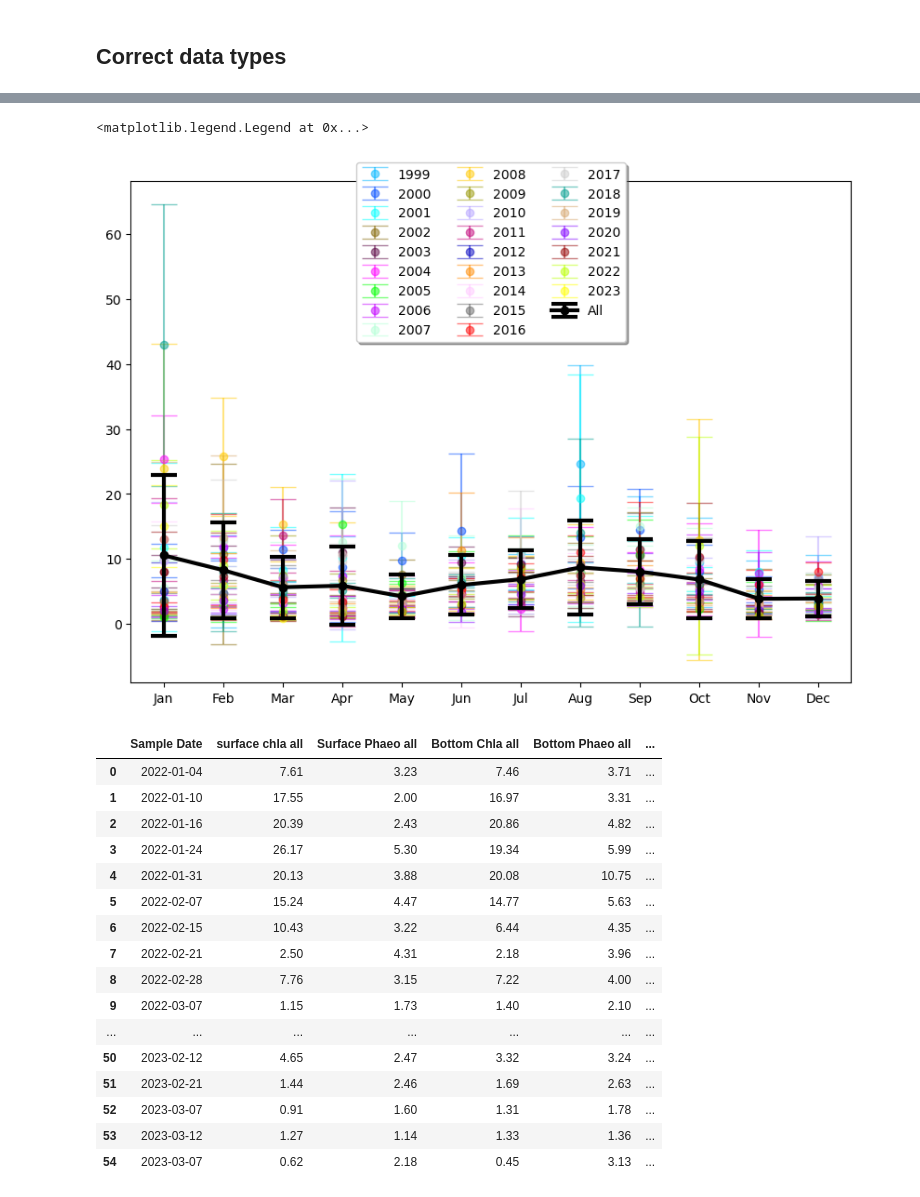
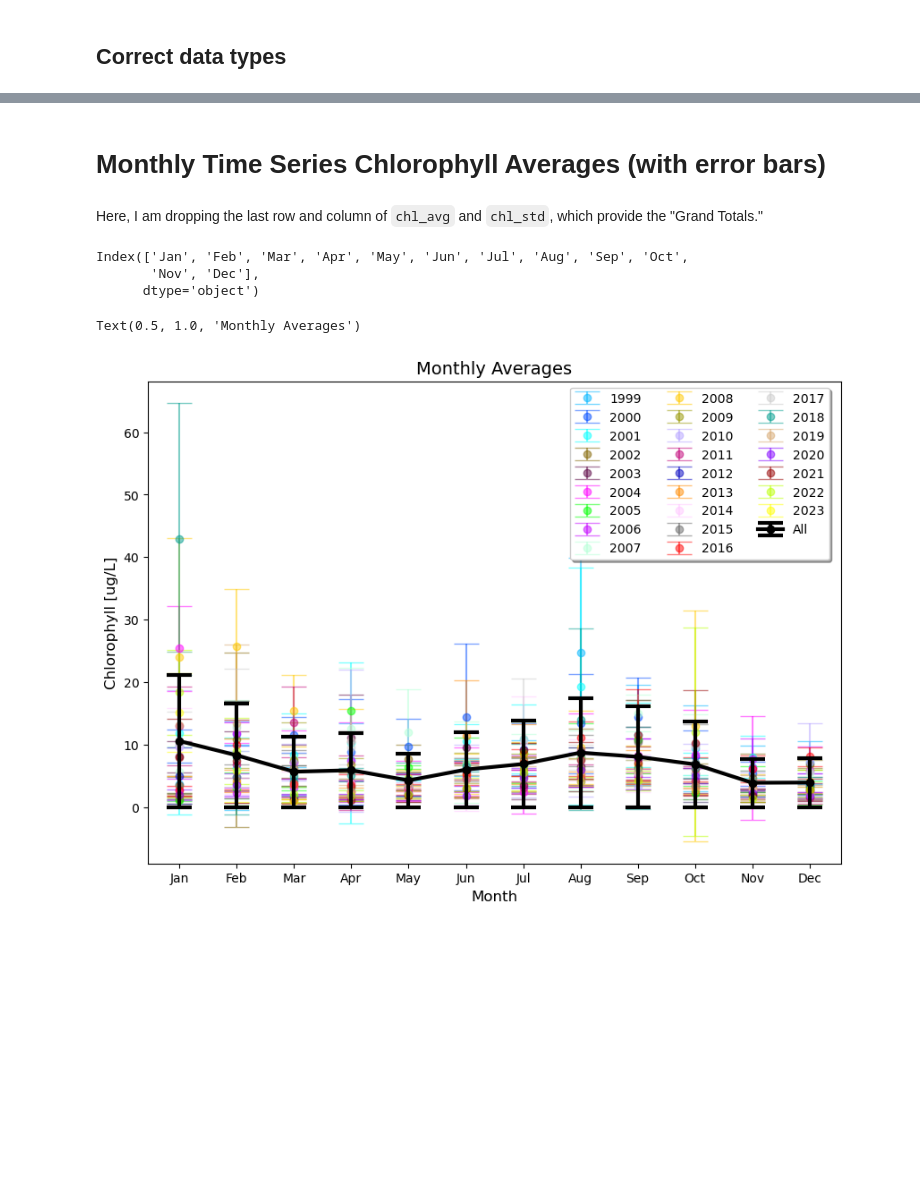
Before and after one commit to abby-baskind/phyto, a Jupyter notebook: chl_comp.ipynb, the cells around one changed output, grey strips where cells are left out. Drawn from its saved outputs; the diff is of its cells as text; code cells hidden in the pictures; blank space fills up the shorter version.

Commit message:
chlorophyll

```diff
--- a/chl_comp.ipynb
+++ b/chl_comp.ipynb
@@ -158,0 +250,6 @@ for k in chl.keys():
+# %%
+CHL = chl_avg.T
+CHL.columns=CHL.iloc[0]
+CHL.drop(CHL.head(1).index,inplace=True)
+chl_avg = CHL
+chl_avg.head()
@@ -158,0 +264,6 @@ for k in chl.keys():
+# %%
+CHL = chl_std.T
+CHL.columns=CHL.iloc[0]
+CHL.drop(CHL.head(1).index,inplace=True)
+chl_std = CHL
+chl_std.head()
@@ -159,44 +296,44 @@ for k in chl.keys():
+# %% [markdown]
+# Monthly Time Series Chlorophyll Averages (with error bars)
+# %% [markdown]
+Here, I am dropping the last row and column of `chl_avg` and `chl_std`, which provide the "Grand Totals."
+# %%
+mn = chl_avg.iloc[0:12,25]
+std = chl_avg.iloc[0:12,25]
+MN = pd.DataFrame(mn)
+STD = pd.DataFrame(std)
+
+STD.index
+# %% [output]
+Index(['Jan', 'Feb', 'Mar', 'Apr', 'May', 'Jun', 'Jul', 'Aug', 'Sep', 'Oct',
+       'Nov', 'Dec'],
+      dtype='object')
+# %%
+chl_avg = chl_avg.iloc[0:12, 0:25]
+chl_std = chl_std.iloc[0:12, 0:25]
 # %%
 fig, ax = plt.subplots(figsize = [10,7])
 
+# I literally just googled "lots of distinguishable colors" and got this
 clrs = ['#00B7FF', '#004DFF', '#00FFFF', '#826400', '#580041',
         '#FF00FF', '#00FF00', '#C500FF', '#B4FFD7', '#FFCA00',
         '#969600', '#B4A2FF', '#C20078', '#0000C1', '#FF8B00', '#FFC8FF',
         '#666666', '#FF0000', '#CCCCCC', '#009E8F', '#D7A870', '#8200FF',
         '#960000', '#BBFF00', '#FFFF00', '#006F00']
-mn = [10.54543783,8.273352355,5.64260223,5.87811563,4.243529762,5.980926261,6.879467488,8.694514432,8.033474519,6.819660069,3.866044071,3.906254811]
-std = [12.34661618,7.378422619,4.723778638,6.050803222,3.355966725,4.58363387,4.412466291,7.270243505,4.99818224,5.932682415,3.00423971,2.731432223]
+
 i = 0
-for k in chlavg.keys():
-    if k != 'Years':
-        ax.errorbar(chlavg['Years'], chlavg[k], yerr = chlStd[k], marker = 'o', color = clrs[i], linestyle = 'none', alpha = 0.5, capsize=10, label = k)
-        i += 1
+for k in chl_avg.keys():
+    ax.errorbar(chl_avg.index, chl_avg[k], yerr = chl_std[k], marker = 'o', color = clrs[i], linestyle = 'none', alpha = 0.5, capsize=10, label = k)
+    i += 1
 
-ax.errorbar(chlavg['Years'], mn, yerr = std, marker = 'o', color = 'k', label = 'All', lw = 3, capsize = 10, capthick = 3, zorder = 3)
-ax.legend(loc='upper center', bbox_to_anchor=(0.5, 1.05),
+# the squeeze() function here is just forcing MN and STD to be series
+# and making the dimensions of it all work
+ax.errorbar(MN.index, MN.squeeze(), yerr = STD.squeeze(), marker = 'o', color = 'k', label = 'All', lw = 3, capsize = 10, capthick = 3, zorder = 3)
+ax.legend(loc='upper left', bbox_to_anchor=(0.6, 1),
           ncol=3, fancybox=True, shadow=True)
+ax.set_ylabel('Chlorophyll [ug/L]', fontsize = 12)
+ax.set_xlabel('Month', fontsize = 12)
+ax.set_title('Monthly Averages', fontsize = 14)
 # %% [output]
-<matplotlib.legend.Legend at 0x...>
+Text(0.5, 1.0, 'Monthly Averages')
-[figure, old version]
+[figure, new version]
-# %%
-chl = chl.where(chl['Sample Date']>datetime(2022, 1, 1)).dropna()
-chl = chl.reset_index(drop=True)
-chl
-# %% [output]
-|  | Sample Date | surface chla all | Surface Phaeo all | Bottom Chla all | Bottom Phaeo all | ... |
-| 0 | 2022-01-04 | 7.61 | 3.23 | 7.46 | 3.71 | ... |
-| 1 | 2022-01-10 | 17.55 | 2.00 | 16.97 | 3.31 | ... |
-| 2 | 2022-01-16 | 20.39 | 2.43 | 20.86 | 4.82 | ... |
-| 3 | 2022-01-24 | 26.17 | 5.30 | 19.34 | 5.99 | ... |
-| 4 | 2022-01-31 | 20.13 | 3.88 | 20.08 | 10.75 | ... |
-| 5 | 2022-02-07 | 15.24 | 4.47 | 14.77 | 5.63 | ... |
-| 6 | 2022-02-15 | 10.43 | 3.22 | 6.44 | 4.35 | ... |
-| 7 | 2022-02-21 | 2.50 | 4.31 | 2.18 | 3.96 | ... |
-| 8 | 2022-02-28 | 7.76 | 3.15 | 7.22 | 4.00 | ... |
-| 9 | 2022-03-07 | 1.15 | 1.73 | 1.40 | 2.10 | ... |
-| ... | ... | ... | ... | ... | ... | ... |
-| 50 | 2023-02-12 | 4.65 | 2.47 | 3.32 | 3.24 | ... |
-| 51 | 2023-02-21 | 1.44 | 2.46 | 1.69 | 2.63 | ... |
-| 52 | 2023-03-07 | 0.91 | 1.60 | 1.31 | 1.78 | ... |
-| 53 | 2023-03-12 | 1.27 | 1.14 | 1.33 | 1.36 | ... |
-| 54 | 2023-03-07 | 0.62 | 2.18 | 0.45 | 3.13 | ... |
```
Also changed, not shown: parts of 25 cells of this notebook, 7 other files.
